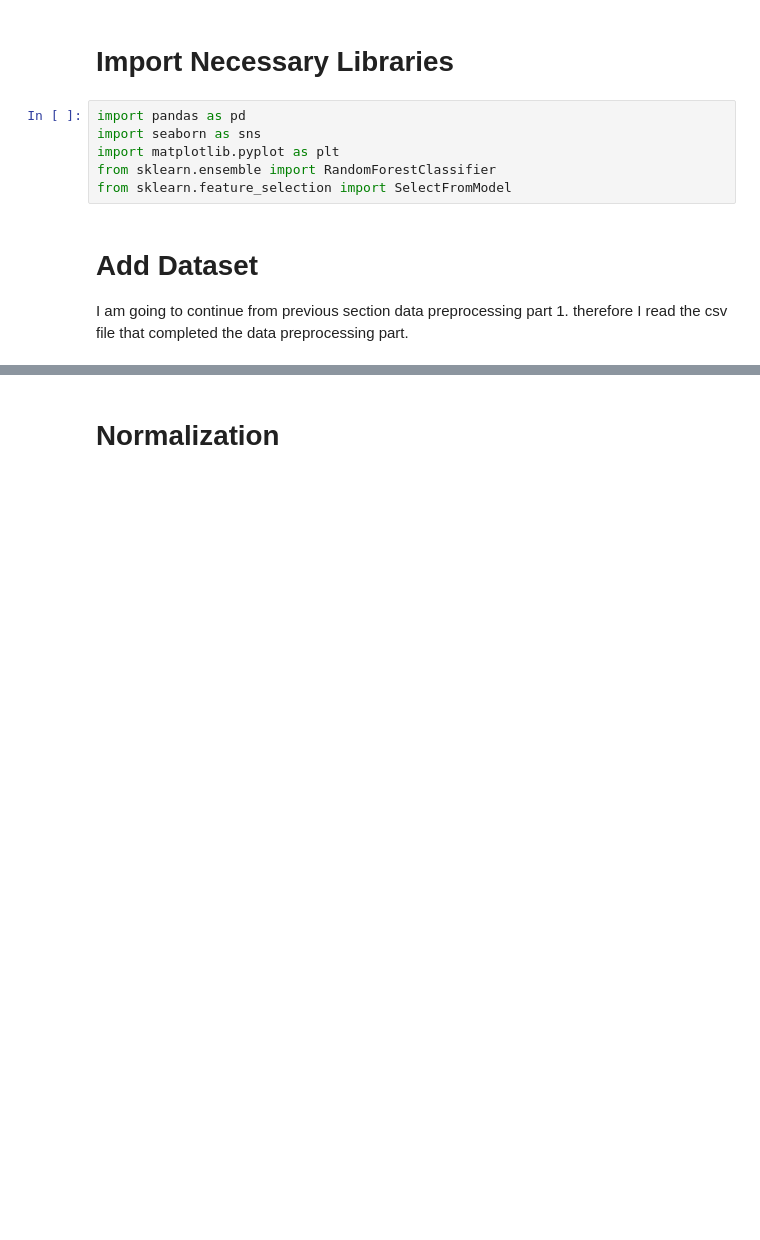
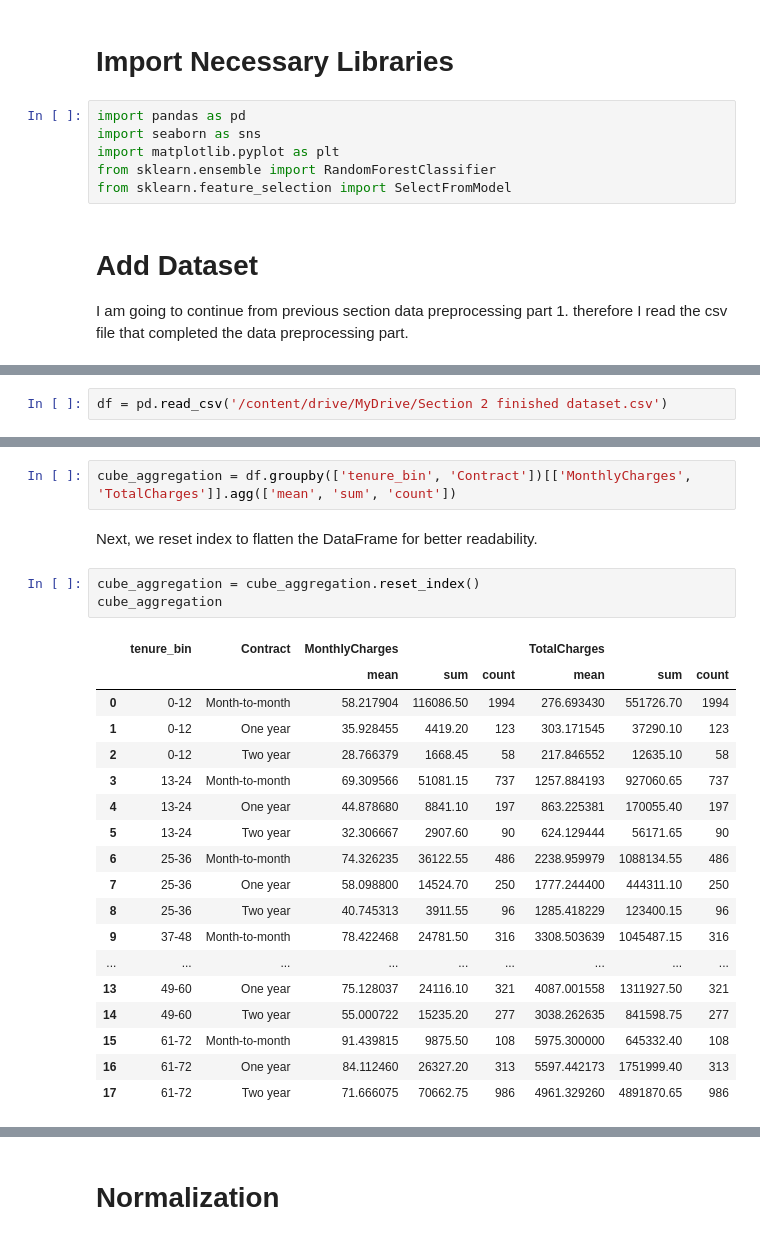
Before and after one commit to kishon45229/Customer-Churn-Prediction-in-Telecom-Industry, a Jupyter notebook: Data_preprocessing_part_2.ipynb, the cells around one changed output, grey strips where cells are left out. Cells and saved outputs as stored; diff of their text form; blank space fills up the shorter version.

```diff
--- a/Data_preprocessing_part_2.ipynb
+++ b/Data_preprocessing_part_2.ipynb
@@ -103,0 +24,2 @@ NameError: name 'X' is not defined
+# %%
+df = pd.read_csv('/content/drive/MyDrive/Section 2 finished dataset.csv')
@@ -103,0 +45,26 @@ NameError: name 'X' is not defined
+# %%
+cube_aggregation = df.groupby(['tenure_bin', 'Contract'])[['MonthlyCharges', 'TotalCharges']].agg(['mean', 'sum', 'count'])
+# %% [markdown]
+Next, we reset index to flatten the DataFrame for better readability.
+# %%
+cube_aggregation = cube_aggregation.reset_index()
+cube_aggregation
+# %% [output]
+|  | tenure_bin | Contract | MonthlyCharges |  |  | TotalCharges |  |  |
+|  |  |  | mean | sum | count | mean | sum | count |
+| 0 | 0-12 | Month-to-month | 58.217904 | 116086.50 | 1994 | 276.693430 | 551726.70 | 1994 |
+| 1 | 0-12 | One year | 35.928455 | 4419.20 | 123 | 303.171545 | 37290.10 | 123 |
+| 2 | 0-12 | Two year | 28.766379 | 1668.45 | 58 | 217.846552 | 12635.10 | 58 |
+| 3 | 13-24 | Month-to-month | 69.309566 | 51081.15 | 737 | 1257.884193 | 927060.65 | 737 |
+| 4 | 13-24 | One year | 44.878680 | 8841.10 | 197 | 863.225381 | 170055.40 | 197 |
+| 5 | 13-24 | Two year | 32.306667 | 2907.60 | 90 | 624.129444 | 56171.65 | 90 |
+| 6 | 25-36 | Month-to-month | 74.326235 | 36122.55 | 486 | 2238.959979 | 1088134.55 | 486 |
+| 7 | 25-36 | One year | 58.098800 | 14524.70 | 250 | 1777.244400 | 444311.10 | 250 |
+| 8 | 25-36 | Two year | 40.745313 | 3911.55 | 96 | 1285.418229 | 123400.15 | 96 |
+| 9 | 37-48 | Month-to-month | 78.422468 | 24781.50 | 316 | 3308.503639 | 1045487.15 | 316 |
+| ... | ... | ... | ... | ... | ... | ... | ... | ... |
+| 13 | 49-60 | One year | 75.128037 | 24116.10 | 321 | 4087.001558 | 1311927.50 | 321 |
+| 14 | 49-60 | Two year | 55.000722 | 15235.20 | 277 | 3038.262635 | 841598.75 | 277 |
+| 15 | 61-72 | Month-to-month | 91.439815 | 9875.50 | 108 | 5975.300000 | 645332.40 | 108 |
+| 16 | 61-72 | One year | 84.112460 | 26327.20 | 313 | 5597.442173 | 1751999.40 | 313 |
+| 17 | 61-72 | Two year | 71.666075 | 70662.75 | 986 | 4961.329260 | 4891870.65 | 986 |
```
Also changed, not shown: parts of 17 cells of this notebook.
